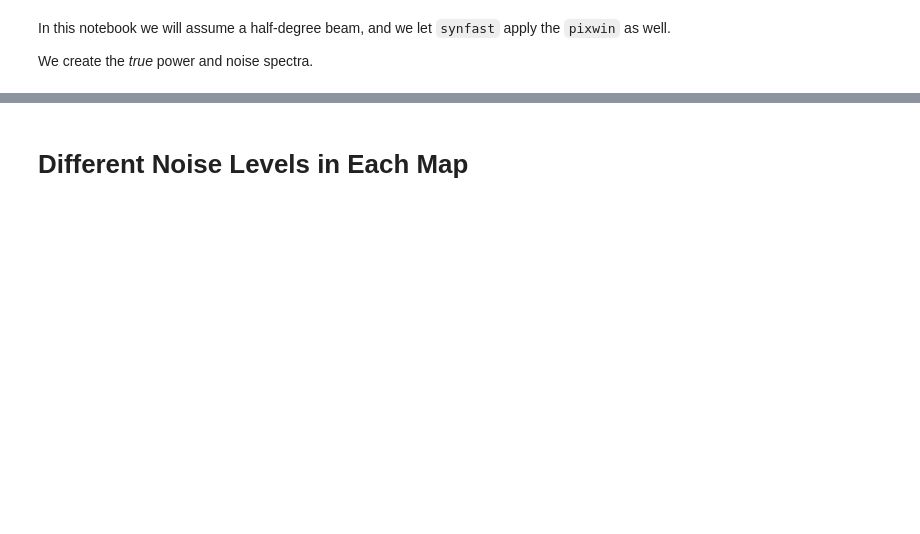
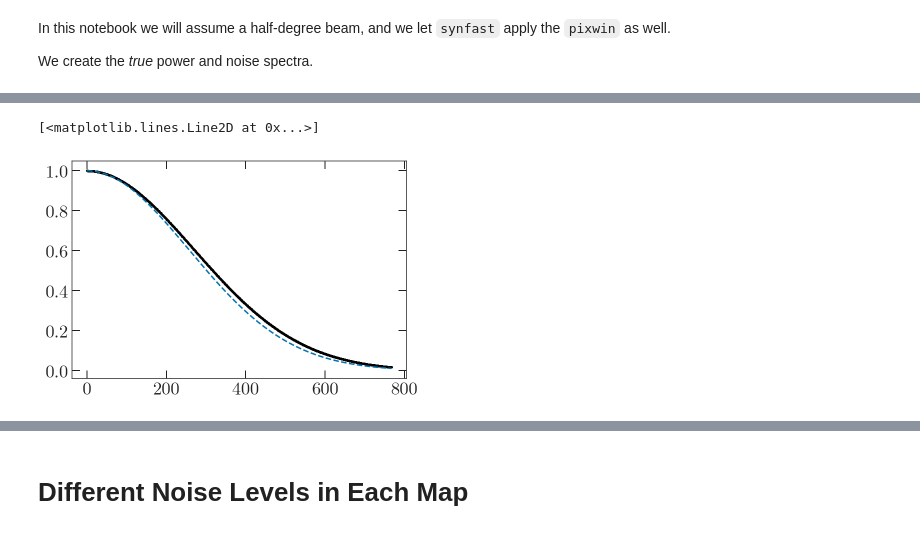
Before and after one commit to xzackli/nawrapper, a Jupyter notebook: notebooks/Healpix Sims.ipynb, the cells around one changed output, grey strips where cells are left out. Drawn from its saved outputs; the diff is of its cells as text; code cells hidden in the pictures; blank space fills up the shorter version.

```diff
--- a/notebooks/Healpix Sims.ipynb
+++ b/notebooks/Healpix Sims.ipynb
@@ -73,6 +71,12 @@ m1, m2 = get_maps()
 mc = nw.mode_coupling(m1, m2, bins=nw.get_unbinned_bins(lmax-1, nside=nside))
 cov = nw.nacov(m1, m2, mc)
 cov.compute()
+# %%
+plt.plot(B_ell)
+plt.plot(m1.beam_temp, "--")
+# %% [output]
+[<matplotlib.lines.Line2D at 0x...>]
+[figure, added]
 # %%
 plt.figure(figsize=(8,6))
 
```
Also changed, not shown: parts of 8 cells of this notebook, 3 other files.
